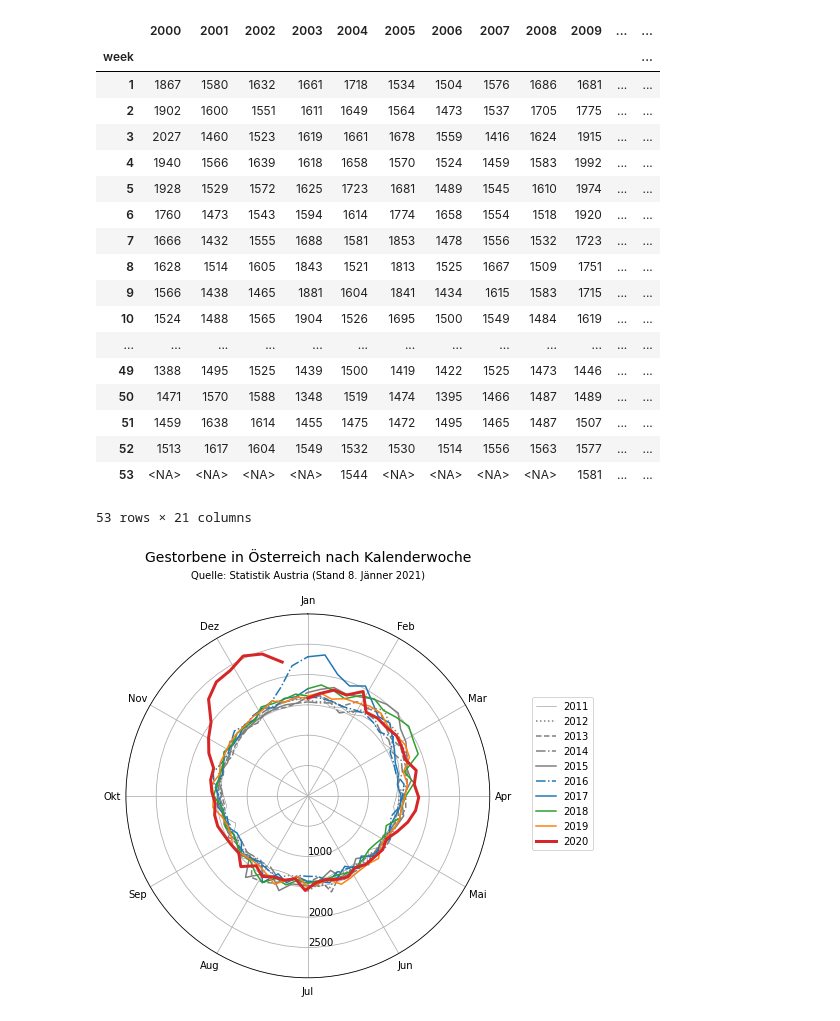
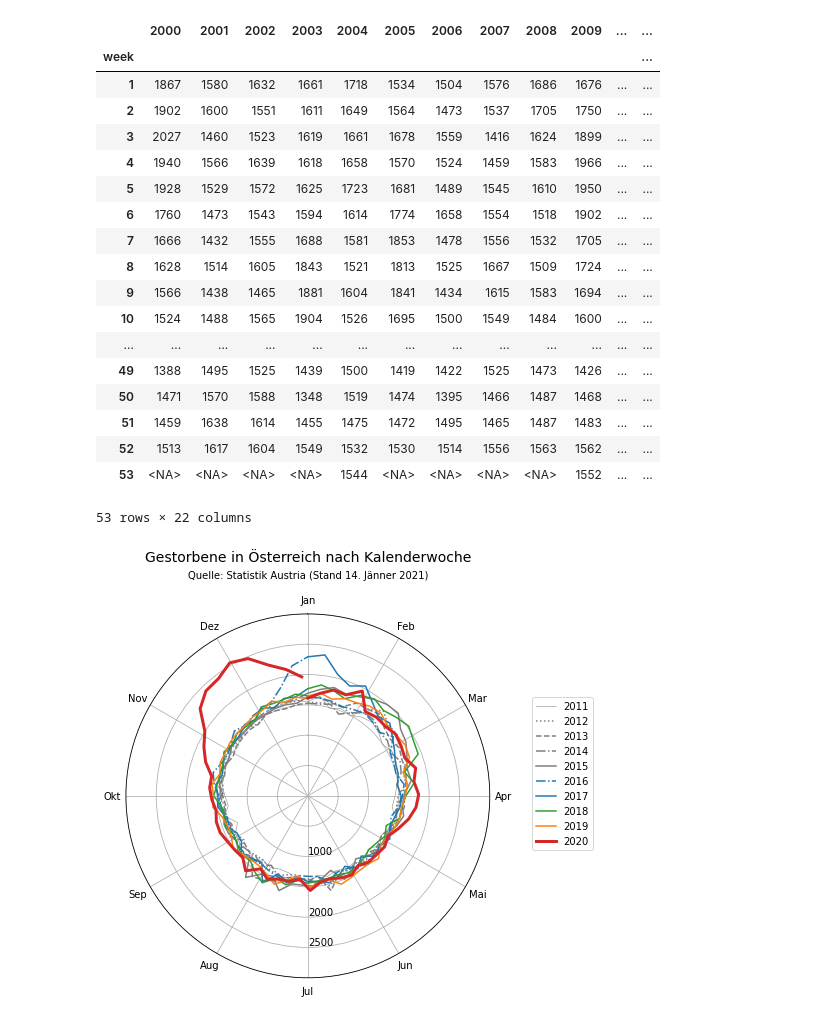
Before and after one commit to attoPascal/statistik-austria-sterblichkeit, a Jupyter notebook: sterblichkeit.ipynb, the cells around one changed output. Saved outputs shown, nothing was run; the diff lists cells and outputs as text; code cells hidden in the pictures.

Commit message:
Full data for 2020

```diff
--- a/sterblichkeit.ipynb
+++ b/sterblichkeit.ipynb
@@ -41,5 +41,5 @@ Name: F-ANZ-1, Length: 1094, dtype: int64
 # %%
-deaths_per_year = pd.DataFrame(columns=range(2000, 2020+1), index=pd.RangeIndex(1, 53+1, name='week'), dtype='Int64')
+deaths_per_year = pd.DataFrame(columns=range(2000, 2021+1), index=pd.RangeIndex(1, 53+1, name='week'), dtype='Int64')
 
 for yearweek, deaths in deaths_per_week.iteritems():
     year = int(yearweek[5:9])
@@ -50,30 +50,30 @@ deaths_per_year
 # %% [output]
 |  | 2000 | 2001 | 2002 | 2003 | 2004 | 2005 | 2006 | 2007 | 2008 | 2009 | ... | ... |
 | week |  |  |  |  |  |  |  |  |  |  |  | ... |
-| 1 | 1867 | 1580 | 1632 | 1661 | 1718 | 1534 | 1504 | 1576 | 1686 | 1681 | ... | ... |
-| 2 | 1902 | 1600 | 1551 | 1611 | 1649 | 1564 | 1473 | 1537 | 1705 | 1775 | ... | ... |
-| 3 | 2027 | 1460 | 1523 | 1619 | 1661 | 1678 | 1559 | 1416 | 1624 | 1915 | ... | ... |
-| 4 | 1940 | 1566 | 1639 | 1618 | 1658 | 1570 | 1524 | 1459 | 1583 | 1992 | ... | ... |
-| 5 | 1928 | 1529 | 1572 | 1625 | 1723 | 1681 | 1489 | 1545 | 1610 | 1974 | ... | ... |
-| 6 | 1760 | 1473 | 1543 | 1594 | 1614 | 1774 | 1658 | 1554 | 1518 | 1920 | ... | ... |
-| 7 | 1666 | 1432 | 1555 | 1688 | 1581 | 1853 | 1478 | 1556 | 1532 | 1723 | ... | ... |
-| 8 | 1628 | 1514 | 1605 | 1843 | 1521 | 1813 | 1525 | 1667 | 1509 | 1751 | ... | ... |
-| 9 | 1566 | 1438 | 1465 | 1881 | 1604 | 1841 | 1434 | 1615 | 1583 | 1715 | ... | ... |
-| 10 | 1524 | 1488 | 1565 | 1904 | 1526 | 1695 | 1500 | 1549 | 1484 | 1619 | ... | ... |
+| 1 | 1867 | 1580 | 1632 | 1661 | 1718 | 1534 | 1504 | 1576 | 1686 | 1676 | ... | ... |
+| 2 | 1902 | 1600 | 1551 | 1611 | 1649 | 1564 | 1473 | 1537 | 1705 | 1750 | ... | ... |
+| 3 | 2027 | 1460 | 1523 | 1619 | 1661 | 1678 | 1559 | 1416 | 1624 | 1899 | ... | ... |
+| 4 | 1940 | 1566 | 1639 | 1618 | 1658 | 1570 | 1524 | 1459 | 1583 | 1966 | ... | ... |
+| 5 | 1928 | 1529 | 1572 | 1625 | 1723 | 1681 | 1489 | 1545 | 1610 | 1950 | ... | ... |
+| 6 | 1760 | 1473 | 1543 | 1594 | 1614 | 1774 | 1658 | 1554 | 1518 | 1902 | ... | ... |
+| 7 | 1666 | 1432 | 1555 | 1688 | 1581 | 1853 | 1478 | 1556 | 1532 | 1705 | ... | ... |
+| 8 | 1628 | 1514 | 1605 | 1843 | 1521 | 1813 | 1525 | 1667 | 1509 | 1724 | ... | ... |
+| 9 | 1566 | 1438 | 1465 | 1881 | 1604 | 1841 | 1434 | 1615 | 1583 | 1694 | ... | ... |
+| 10 | 1524 | 1488 | 1565 | 1904 | 1526 | 1695 | 1500 | 1549 | 1484 | 1600 | ... | ... |
 | ... | ... | ... | ... | ... | ... | ... | ... | ... | ... | ... | ... | ... |
-| 49 | 1388 | 1495 | 1525 | 1439 | 1500 | 1419 | 1422 | 1525 | 1473 | 1446 | ... | ... |
-| 50 | 1471 | 1570 | 1588 | 1348 | 1519 | 1474 | 1395 | 1466 | 1487 | 1489 | ... | ... |
-| 51 | 1459 | 1638 | 1614 | 1455 | 1475 | 1472 | 1495 | 1465 | 1487 | 1507 | ... | ... |
-| 52 | 1513 | 1617 | 1604 | 1549 | 1532 | 1530 | 1514 | 1556 | 1563 | 1577 | ... | ... |
-| 53 | <NA> | <NA> | <NA> | <NA> | 1544 | <NA> | <NA> | <NA> | <NA> | 1581 | ... | ... |
+| 49 | 1388 | 1495 | 1525 | 1439 | 1500 | 1419 | 1422 | 1525 | 1473 | 1426 | ... | ... |
+| 50 | 1471 | 1570 | 1588 | 1348 | 1519 | 1474 | 1395 | 1466 | 1487 | 1468 | ... | ... |
+| 51 | 1459 | 1638 | 1614 | 1455 | 1475 | 1472 | 1495 | 1465 | 1487 | 1483 | ... | ... |
+| 52 | 1513 | 1617 | 1604 | 1549 | 1532 | 1530 | 1514 | 1556 | 1563 | 1562 | ... | ... |
+| 53 | <NA> | <NA> | <NA> | <NA> | 1544 | <NA> | <NA> | <NA> | <NA> | 1552 | ... | ... |
-53 rows × 21 columns
+53 rows × 22 columns
 # %%
 def data_for_year(y):
     year = deaths_per_year[y].dropna().to_numpy()
     if y == 2020:
         num_weeks = len(year)
-        day_of_the_year = num_weeks*7 - 3 # ex. week 46 -> november 15 -> day 319
-        theta = np.linspace(0, (day_of_the_year/365)*2*np.pi, num_weeks)
+        # day_of_the_year = num_weeks*7 - 3 # ex. week 46 -> november 15 -> day 319
+        theta = np.linspace(0, (363/366)*2*np.pi, num_weeks)
     else:
         # append first week of next year for correct radial plotting
         year = np.append(year, deaths_per_year.loc[1, y+1])
@@ -103,33 +103,33 @@ fig, ax = setup_polar_plot()
 # plot_year(ax, 2000, linewidth=0.5)
 # plot_year(ax, 2001, linewidth=0.5)
 # plot_year(ax, 2002, linewidth=0.5)
 # plot_year(ax, 2003, linewidth=0.5)
 # plot_year(ax, 2004, linewidth=0.5)
 # plot_year(ax, 2005, linewidth=0.5)
 # plot_year(ax, 2006, linewidth=0.5)
 # plot_year(ax, 2007, linewidth=0.5)
 # plot_year(ax, 2008, linewidth=0.5)
 # plot_year(ax, 2009, linewidth=0.5)
 # plot_year(ax, 2010, linewidth=0.5)
 
 plot_year(ax, 2011, color='tab:gray', linewidth=0.5)
 plot_year(ax, 2012, color='tab:gray', linestyle='dotted')
 plot_year(ax, 2013, color='tab:gray', linestyle='dashed')
 plot_year(ax, 2014, color='tab:gray', linestyle='dashdot')
 plot_year(ax, 2015, color='tab:gray')
 plot_year(ax, 2016, color='tab:blue', linestyle='dashdot')
 plot_year(ax, 2017, color='tab:blue')
 plot_year(ax, 2018, color='tab:green')
 plot_year(ax, 2019, color='tab:orange')
 plot_year(ax, 2020, color='tab:red', linewidth=3)
 
 ax.set_rmax(3000)
 fig.legend(loc='center right')
 
 fig.suptitle("Gestorbene in Österreich nach Kalenderwoche", fontsize=14, y=1.04)
-ax.set_title("Quelle: Statistik Austria (Stand 8. Jänner 2021)", fontsize=10, y=1.08)
+ax.set_title("Quelle: Statistik Austria (Stand 14. Jänner 2021)", fontsize=10, y=1.08)
 
 plt.savefig('gestorbene.png', dpi=300, bbox_inches='tight', facecolor='white')
 # %% [output]
-[figure, old version]
+[figure, new version]
 # %%
```
Also changed, not shown: parts of 4 cells of this notebook, 5 other files.
